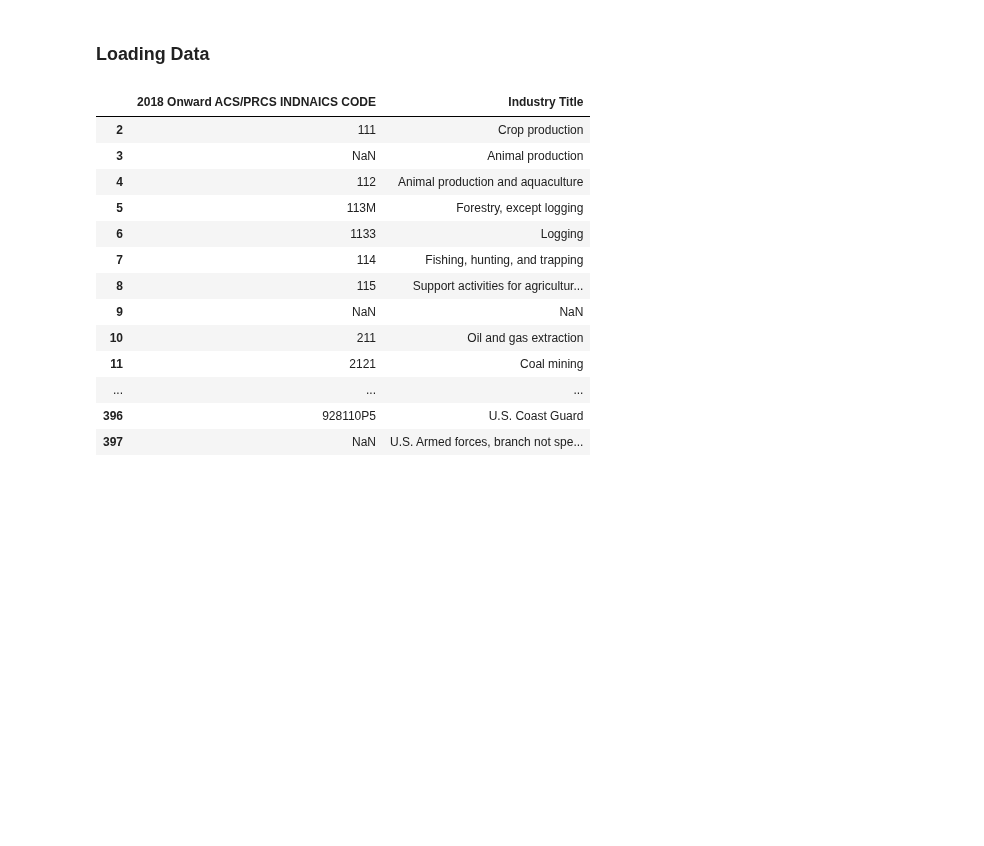
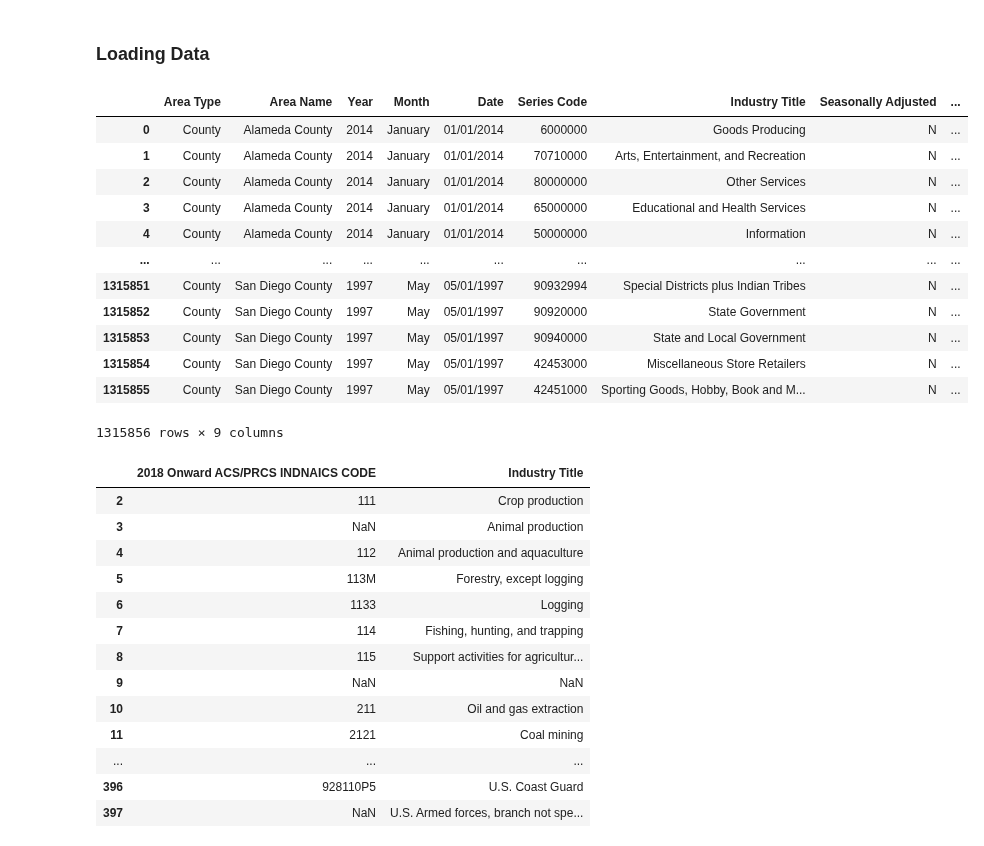
Before and after one commit to cafwd/job_quality_index, a Jupyter notebook: merge-edd-data.ipynb, the cells around one changed output. Cells and saved outputs as stored; diff of their text form; code cells hidden in the pictures; blank space fills up the shorter version.

```diff
--- a/merge-edd-data.ipynb
+++ b/merge-edd-data.ipynb
@@ -16,0 +15,16 @@ ipums_titles = pd.read_csv('data/ind_indnaics_crosswalk_2000_onward_without_code
+# %%
+edd
+# %% [output]
+|  | Area Type | Area Name | Year | Month | Date | Series Code | Industry Title | Seasonally Adjusted | ... |
+| 0 | County | Alameda County | 2014 | January | 01/01/2014 | 6000000 | Goods Producing | N | ... |
+| 1 | County | Alameda County | 2014 | January | 01/01/2014 | 70710000 | Arts, Entertainment, and Recreation | N | ... |
+| 2 | County | Alameda County | 2014 | January | 01/01/2014 | 80000000 | Other Services | N | ... |
+| 3 | County | Alameda County | 2014 | January | 01/01/2014 | 65000000 | Educational and Health Services | N | ... |
+| 4 | County | Alameda County | 2014 | January | 01/01/2014 | 50000000 | Information | N | ... |
+| ... | ... | ... | ... | ... | ... | ... | ... | ... | ... |
+| 1315851 | County | San Diego County | 1997 | May | 05/01/1997 | 90932994 | Special Districts plus Indian Tribes | N | ... |
+| 1315852 | County | San Diego County | 1997 | May | 05/01/1997 | 90920000 | State Government | N | ... |
+| 1315853 | County | San Diego County | 1997 | May | 05/01/1997 | 90940000 | State and Local Government | N | ... |
+| 1315854 | County | San Diego County | 1997 | May | 05/01/1997 | 42453000 | Miscellaneous Store Retailers | N | ... |
+| 1315855 | County | San Diego County | 1997 | May | 05/01/1997 | 42451000 | Sporting Goods, Hobby, Book and M... | N | ... |
+1315856 rows × 9 columns
```
Also changed, not shown: parts of 15 cells of this notebook, 3 other files.
